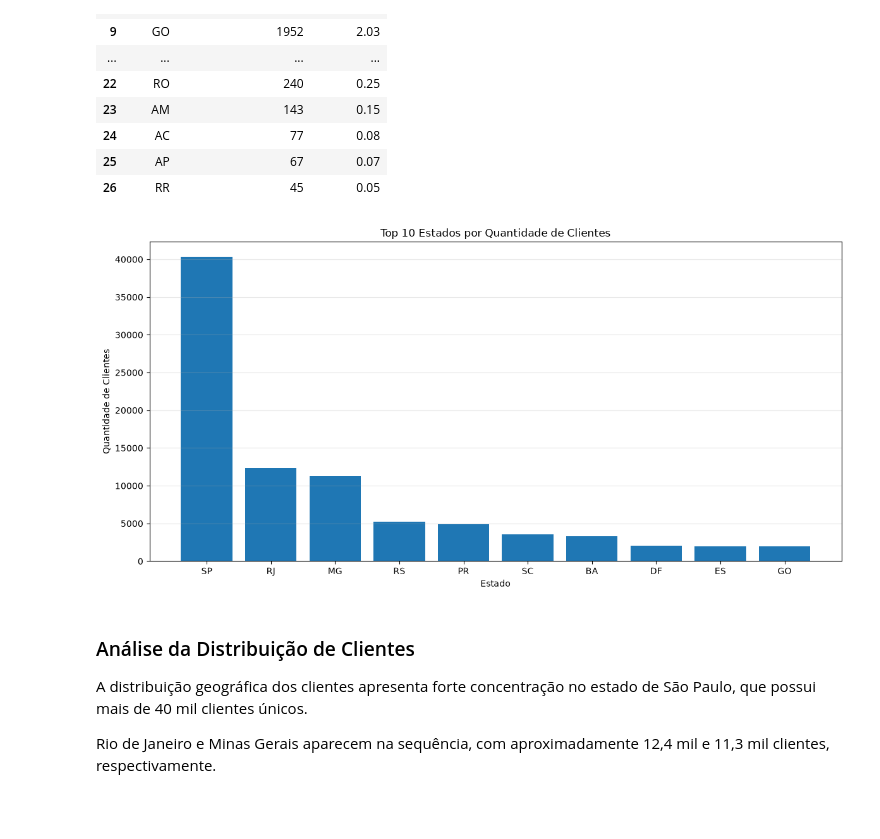
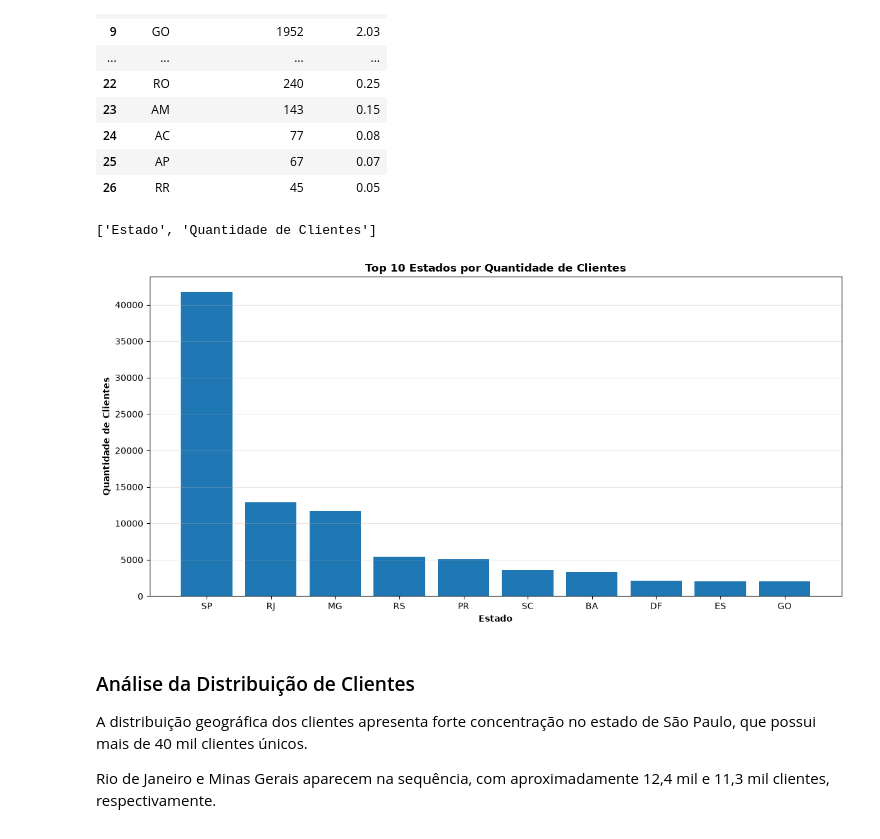
Before and after one commit to leandroanalytics/ecommerce-sales-analytics, a Jupyter notebook: notebooks/01_etl.ipynb, the cells around one changed output. Saved outputs shown, nothing was run; the diff lists cells and outputs as text; code cells hidden in the pictures.

```diff
--- a/notebooks/01_etl.ipynb
+++ b/notebooks/01_etl.ipynb
@@ -2463,26 +2534,60 @@ clientes_estado
 | 24 | AC | 77 | 0.08 |
 | 25 | AP | 67 | 0.07 |
 | 26 | RR | 45 | 0.05 |
+# %%
+print(clientes_estado.columns.tolist())
+# %% [output]
+['Estado', 'Quantidade de Clientes']
 # %%
+# Top 10 Estados por Quantidade de Clientes
+
+# Selecionar os 10 estados com maior quantidade de clientes
 top10_estados = clientes_estado.head(10)
 
+# Criar o gráfico
 plt.figure(figsize=(12, 6))
 
 plt.bar(
     top10_estados["Estado"],
-    top10_estados["Quantidade_Clientes"]
+    top10_estados["Quantidade de Clientes"]
 )
 
-plt.title("Top 10 Estados por Quantidade de Clientes")
-plt.xlabel("Estado")
-plt.ylabel("Quantidade de Clientes")
+# Título e eixos
+plt.title(
+    "Top 10 Estados por Quantidade de Clientes",
+    fontweight="bold"
+)
 
-plt.grid(axis="y", alpha=0.3)
+plt.xlabel(
+    "Estado",
+    fontweight="bold"
+)
 
+plt.ylabel(
+    "Quantidade de Clientes",
+    fontweight="bold"
+)
+
+# Grade
+plt.grid(
+    axis="y",
+    alpha=0.3
+)
+
+# Ajustar layout
 plt.tight_layout()
+
+# Salvar imagem para o README
+plt.savefig(
+    "../imagens/clientes_por_estado.png",
+    dpi=300,
+    bbox_inches="tight"
+)
+
+# Exibir gráfico
 plt.show()
 # %% [output]
-[figure, old version]
+[figure, new version]
 # %% [markdown]
 ### Análise da Distribuição de Clientes
 
```
Also changed, not shown: parts of 8 cells of this notebook, 5 other files.
